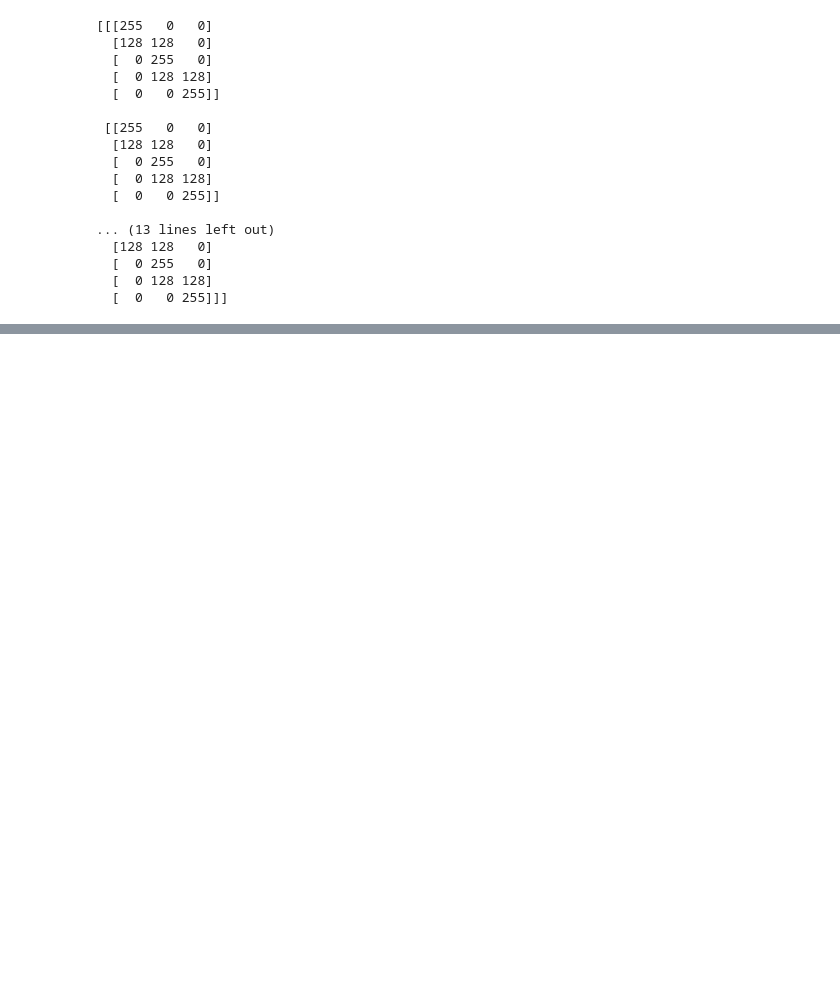
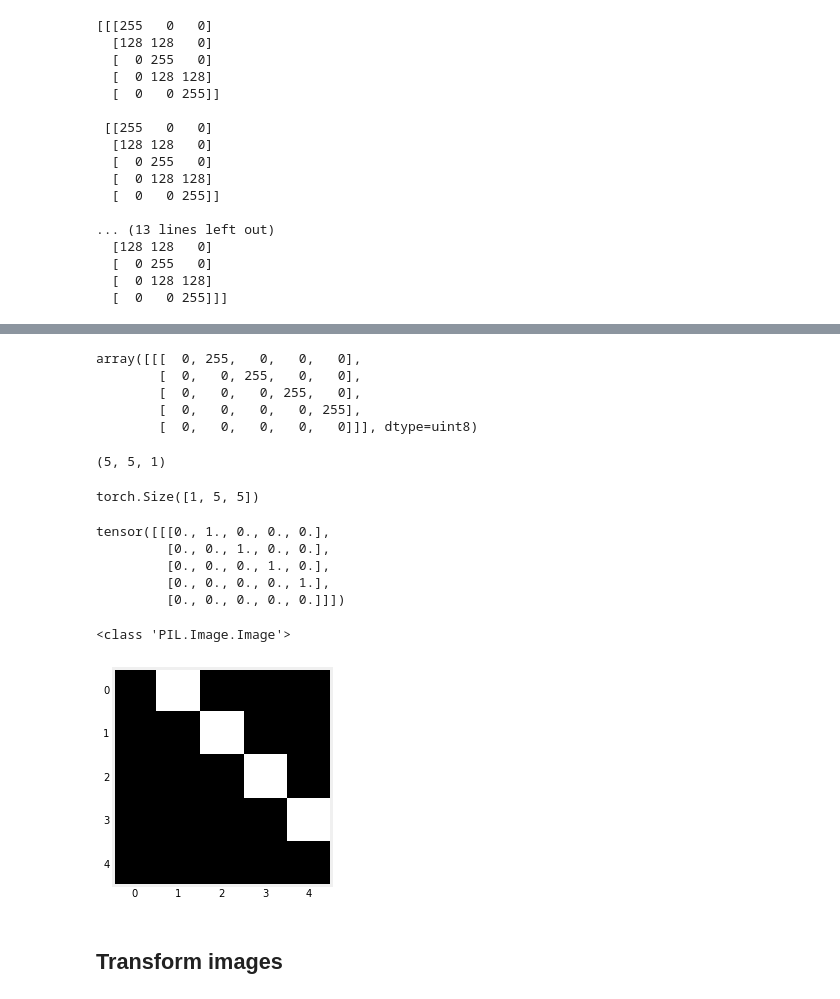
Before and after one commit to ridhimagarg/PyTorchBook, a Jupyter notebook: Chapter04.ipynb, the cells around one changed output, grey strips where cells are left out. Cells and saved outputs as stored; diff of their text form; code cells hidden in the pictures; blank space fills up the shorter version.

```diff
--- a/Chapter04.ipynb
+++ b/Chapter04.ipynb
@@ -89,0 +94,47 @@ print(image_rgb)
+# %%
+example = images[7]
+# %%
+example
+# %% [output]
+array([[[  0, 255,   0,   0,   0],
+        [  0,   0, 255,   0,   0],
+        [  0,   0,   0, 255,   0],
+        [  0,   0,   0,   0, 255],
+        [  0,   0,   0,   0,   0]]], dtype=uint8)
+# %%
+## In pytorch, we use channels, height, width
+## so for PIL, we have to transpose to height, width, channels.
+example_hwc = np.transpose(example, (1, 2, 0))
+example_hwc.shape
+# %% [output]
+(5, 5, 1)
+# %%
+## Converting the nump array to pytorch array.
+tensorizer = ToTensor()
+example_tensor = tensorizer(example_hwc)
+example_tensor.shape
+# %% [output]
+torch.Size([1, 5, 5])
+# %%
+example_tensor
+## this time value is not 255, may be totensor changes the scale range
+# %% [output]
+tensor([[[0., 1., 0., 0., 0.],
+         [0., 0., 1., 0., 0.],
+         [0., 0., 0., 1., 0.],
+         [0., 0., 0., 0., 1.],
+         [0., 0., 0., 0., 0.]]])
+# %%
+## To visualize the images, lets convert it to PIL Image
+
+example_img = ToPILImage()(example_tensor)
+print(type(example_img))
+# %% [output]
+<class 'PIL.Image.Image'>
+# %%
+plt.imshow(example_img, cmap="gray")
+plt.grid(False)
+# %% [output]
+[figure, added]
+# %% [markdown]
+## Transform images
```
Also changed, not shown: parts of 8 cells of this notebook.
